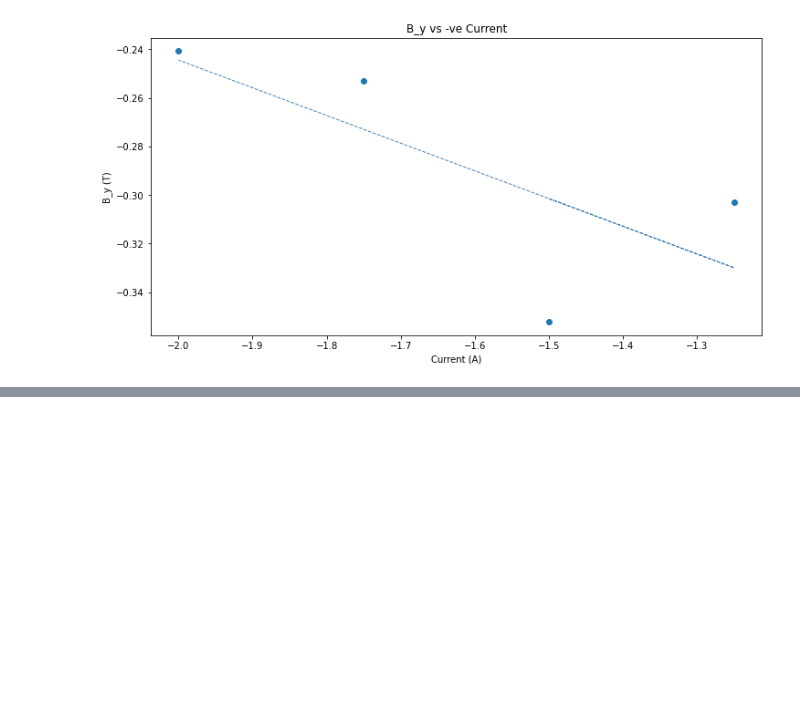
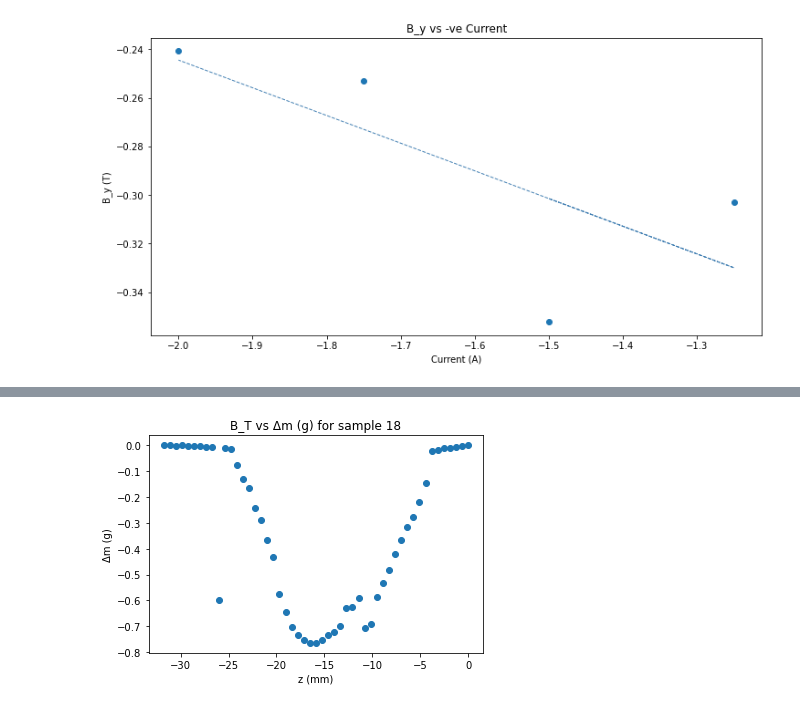
Before and after one commit to sanur98/Modern-Experimental-Physics-Project-1, a Jupyter notebook: project1.ipynb, the cells around one changed output, grey strips where cells are left out. Cells and saved outputs as stored; diff of their text form; code cells hidden in the pictures; blank space fills up the shorter version.

```diff
--- a/project1.ipynb
+++ b/project1.ipynb
@@ -321,0 +329,8 @@ AttributeError: 'Sample' object has no attribute 'get'
+# %%
+plt.scatter(xList,yList2)
+plt.xlabel('z (mm)')
+plt.ylabel('Δm (g)')
+plt.title('B_T vs Δm (g) for sample 18')
+plt.show()
+# %% [output]
+[figure, added]
```
Also changed, not shown: parts of 7 cells of this notebook, 1 other file.
